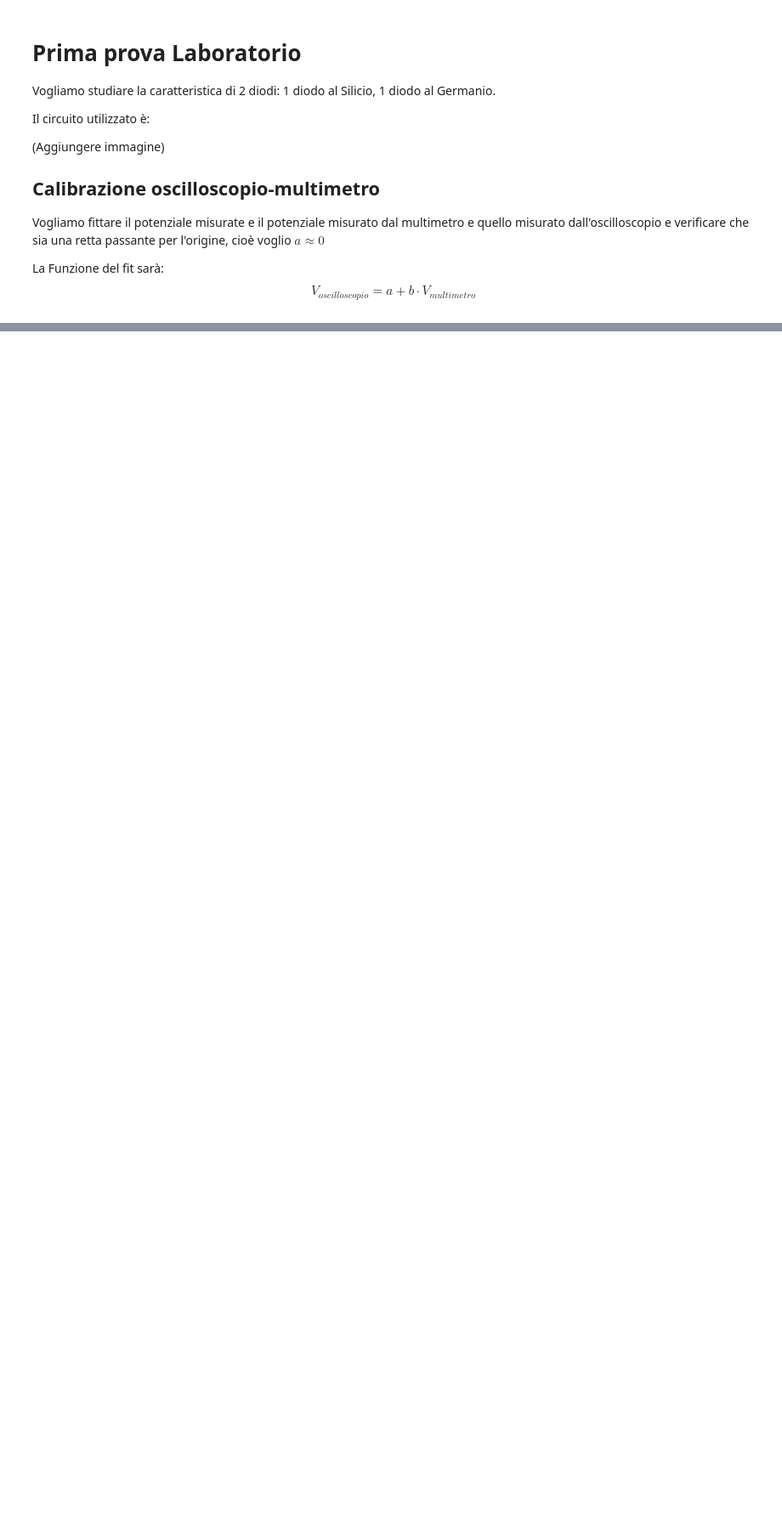
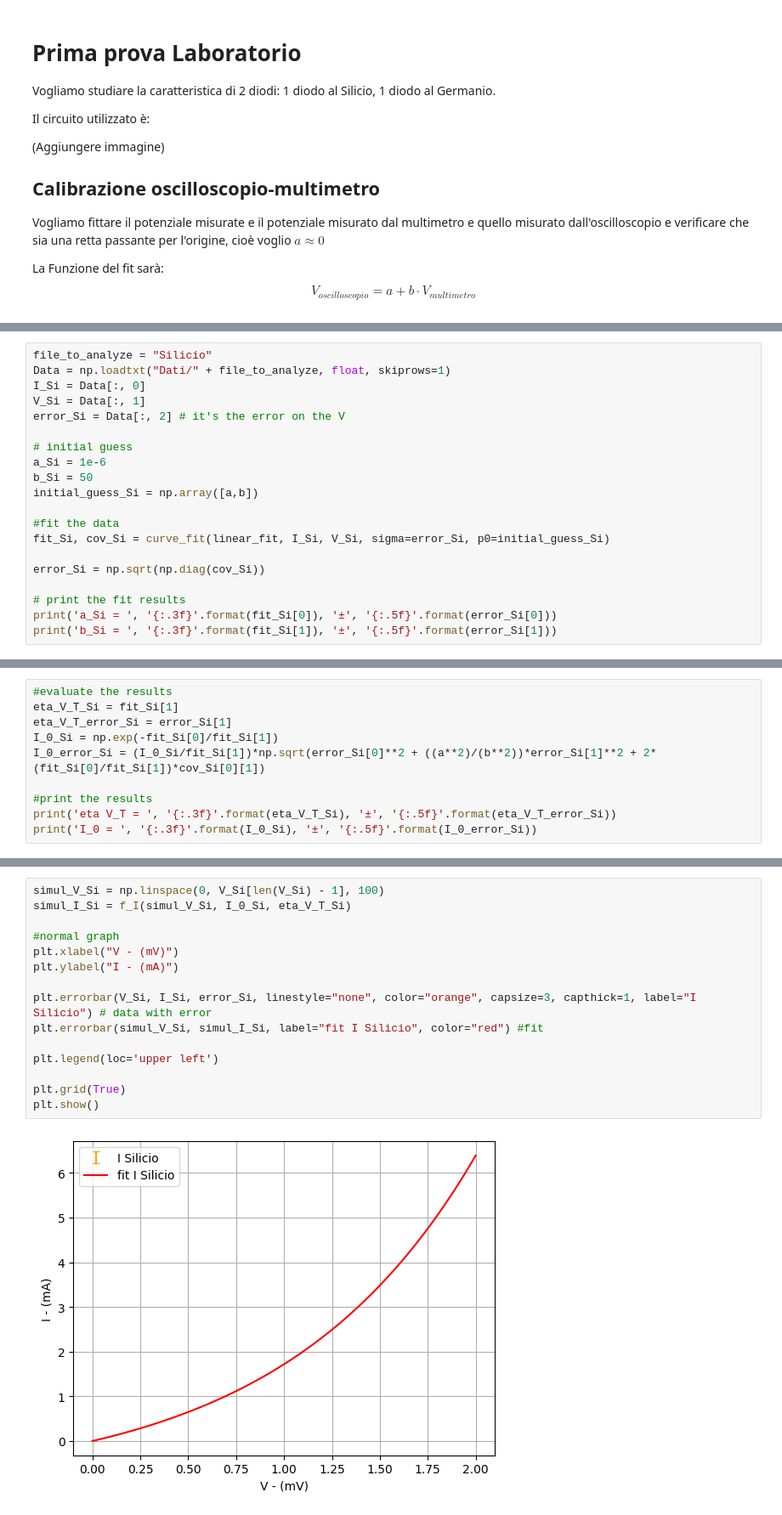
Before and after one commit to Filippo3001/Physics, a Jupyter notebook: notebook/Lab/Esperimento 1/Esperimento 1 Lab.ipynb, the cells around one changed output, grey strips where cells are left out. Shown at 85% size. Saved outputs shown, nothing was run; the diff lists cells and outputs as text; blank space fills up the shorter version.

```diff
--- a/notebook/Lab/Esperimento 1/Esperimento 1 Lab.ipynb
+++ b/notebook/Lab/Esperimento 1/Esperimento 1 Lab.ipynb
@@ -68,0 +86,20 @@ $$
+# %%
+file_to_analyze = "Silicio"
+Data = np.loadtxt("Dati/" + file_to_analyze, float, skiprows=1)
+I_Si = Data[:, 0]
+V_Si = Data[:, 1]
+error_Si = Data[:, 2] # it's the error on the V
+
+# initial guess
+a_Si = 1e-6
+b_Si = 50
+initial_guess_Si = np.array([a,b])
+
+#fit the data
+fit_Si, cov_Si = curve_fit(linear_fit, I_Si, V_Si, sigma=error_Si, p0=initial_guess_Si)
+
+error_Si = np.sqrt(np.diag(cov_Si))
+
+# print the fit results
+print('a_Si = ', '{:.3f}'.format(fit_Si[0]), '±', '{:.5f}'.format(error_Si[0]))
+print('b_Si = ', '{:.3f}'.format(fit_Si[1]), '±', '{:.5f}'.format(error_Si[1]))
@@ -68,0 +114,10 @@ $$
+# %%
+#evaluate the results
+eta_V_T_Si = fit_Si[1]
+eta_V_T_error_Si = error_Si[1]
+I_0_Si = np.exp(-fit_Si[0]/fit_Si[1])
+I_0_error_Si = (I_0_Si/fit_Si[1])*np.sqrt(error_Si[0]**2 + ((a**2)/(b**2))*error_Si[1]**2 + 2*(fit_Si[0]/fit_Si[1])*cov_Si[0][1])
+
+#print the results
+print('eta V_T = ', '{:.3f}'.format(eta_V_T_Si), '±', '{:.5f}'.format(eta_V_T_error_Si))
+print('I_0 = ', '{:.3f}'.format(I_0_Si), '±', '{:.5f}'.format(I_0_error_Si))
@@ -68,0 +129,17 @@ $$
+# %%
+simul_V_Si = np.linspace(0, V_Si[len(V_Si) - 1], 100)
+simul_I_Si = f_I(simul_V_Si, I_0_Si, eta_V_T_Si)
+
+#normal graph
+plt.xlabel("V - (mV)")
+plt.ylabel("I - (mA)")
+
+plt.errorbar(V_Si, I_Si, error_Si, linestyle="none", color="orange", capsize=3, capthick=1, label="I Silicio") # data with error
+plt.errorbar(simul_V_Si, simul_I_Si, label="fit I Silicio", color="red") #fit
+
+plt.legend(loc='upper left')
+
+plt.grid(True)
+plt.show()
+# %% [output]
+[figure, added]
```
Also changed, not shown: parts of 19 cells of this notebook, 3 other files.
